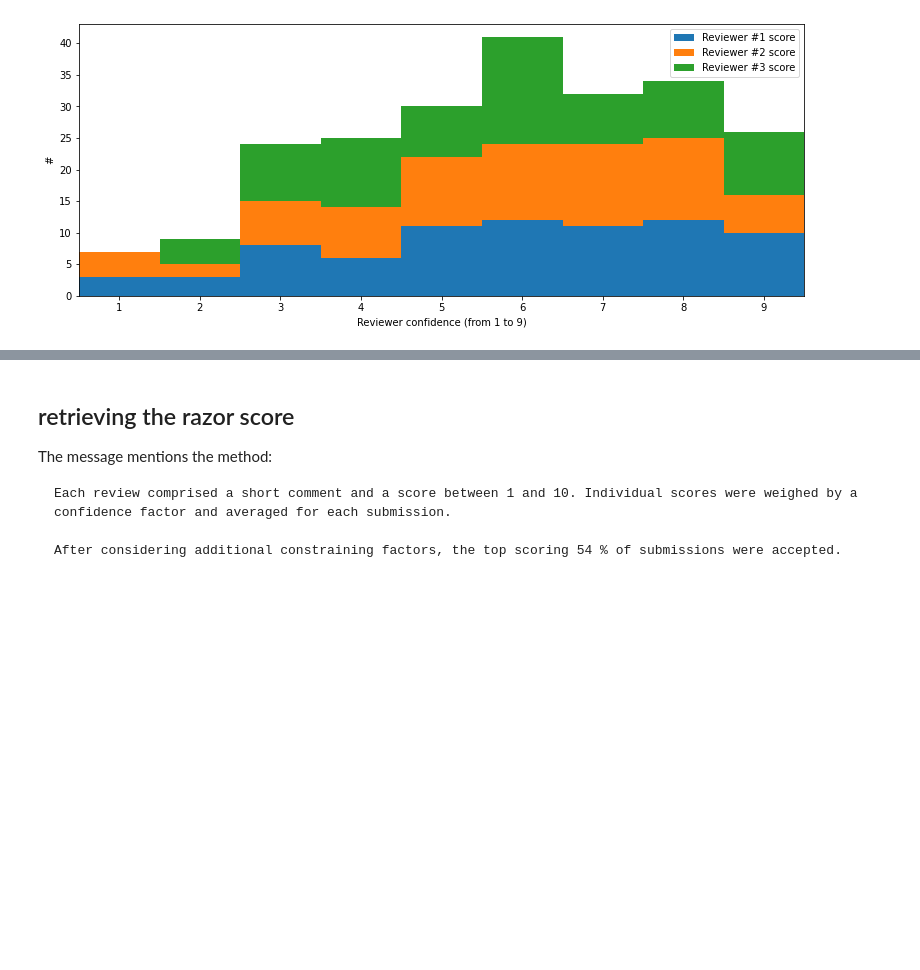
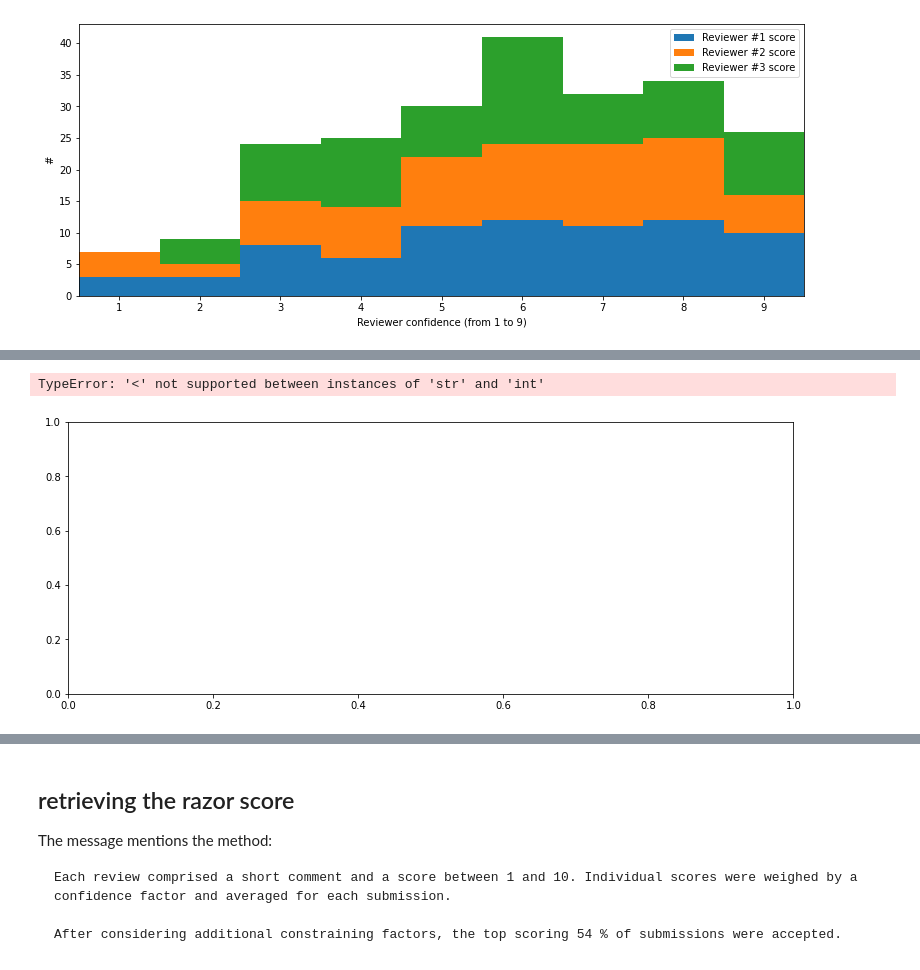
Before and after one commit to laurentperrinet/2022-02-11_COSYNE-scoresheet, a Jupyter notebook: 2022-02-11_COSYNE-scoresheet.ipynb, the cells around one changed output, grey strips where cells are left out. Drawn from its saved outputs; the diff is of its cells as text; code cells hidden in the pictures; blank space fills up the shorter version.

```diff
--- a/2022-02-11_COSYNE-scoresheet.ipynb
+++ b/2022-02-11_COSYNE-scoresheet.ipynb
@@ -150,0 +141,6 @@ ax.set_ylabel('#');
+# %%
+fig, ax = plt.subplots(figsize=(13, 5))
+ax = score_sheet.plot.pie(y='Abstract accepted?', ax=ax);
+# %% [output]
+TypeError: '<' not supported between instances of 'str' and 'int'
+[figure, added]
```
Also changed, not shown: parts of 7 cells of this notebook.
